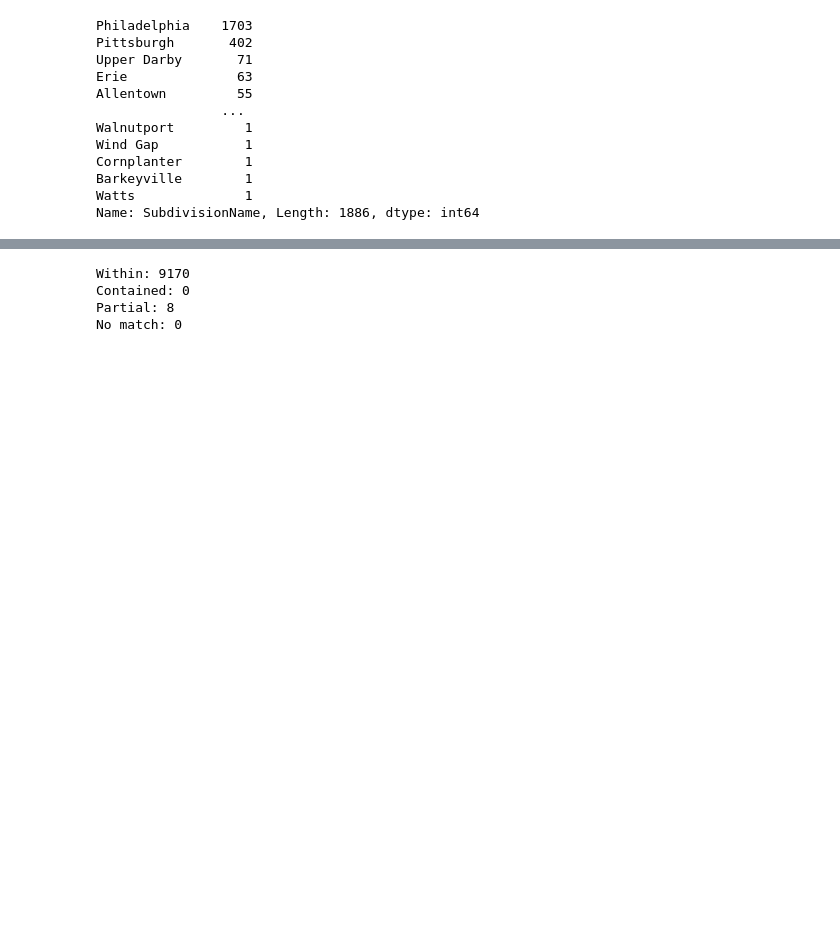
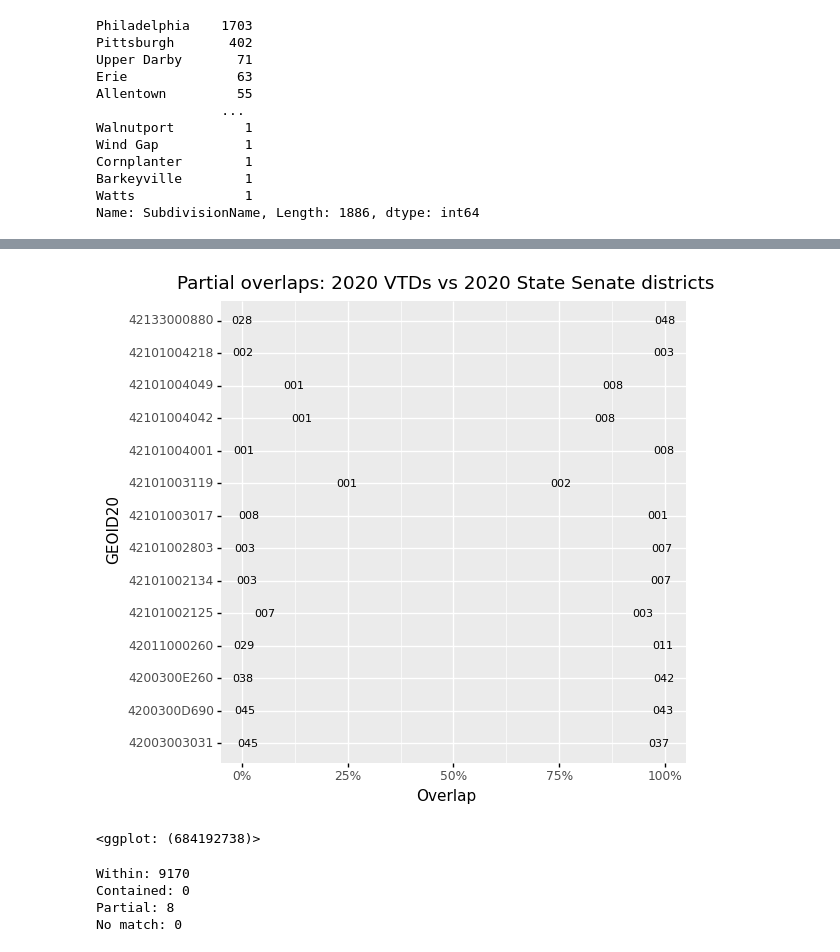
Before and after one commit to tdsmith/reverse-coattails, a Jupyter notebook: vignettes/pa.ipynb, the cells around one changed output, grey strips where cells are left out. Saved outputs shown, nothing was run; the diff lists cells and outputs as text; code cells hidden in the pictures; blank space fills up the shorter version.

```diff
--- a/vignettes/pa.ipynb
+++ b/vignettes/pa.ipynb
@@ -114,8 +132,6 @@ No match: 0
 # %%
 sldu20 = gpd.read_file(
-    "zip://"
-    + str((tiger / "tl_2020_42_all.zip").absolute())
-    + "!tl_2020_42_sldu20.shp",
+    "zip://" + str(tiger.absolute()) + "!tl_2020_42_sldu20.shp",
 ).set_index("SLDUST20", drop=False)[["SLDUST20", "geometry"]]
 
 with_sldu = correlate.overlay(with_sldl.overlaid, sldu20)
@@ -133,5 +149,22 @@ No match: 0
 | 42001000200 | 42 | 001 | GERMANY | Adams | POLYGON ((-77.16709 39.71987, -77... | Germany | Township | 091 | ... |
 | 42001000260 | 42 | 001 | HAMILTON | Adams | POLYGON ((-77.07583 39.89272, -77... | Hamilton | Township | 193 | ... |
 | 42001000230 | 42 | 001 | GETTYSBURG WARD 02 | Adams | POLYGON ((-77.24600 39.83528, -77... | Gettysburg | Borough | 091 | ... |
+# %%
+gg.options.figure_size = (6, 6)
+(
+    gg.ggplot(
+        pd.concat(with_sldu.intersected, names=("GEOID20", "SLDU20")).reset_index(
+            name="Overlap"
+        ),
+        gg.aes("GEOID20", "Overlap", label="SLDU20"),
+    )
+    + gg.geom_text(size=8)
+    + gg.scale_y_continuous(labels=mizani.formatters.percent)
+    + gg.coord_flip()
+    + gg.labs(title="Partial overlaps: 2020 VTDs vs 2020 State Senate districts")
+)
+# %% [output]
+[figure, added]
+<ggplot: (684192738)>
 # %%
 cd116 = gpd.read_file(
```
Also changed, not shown: parts of 17 cells of this notebook, 1 other file.
